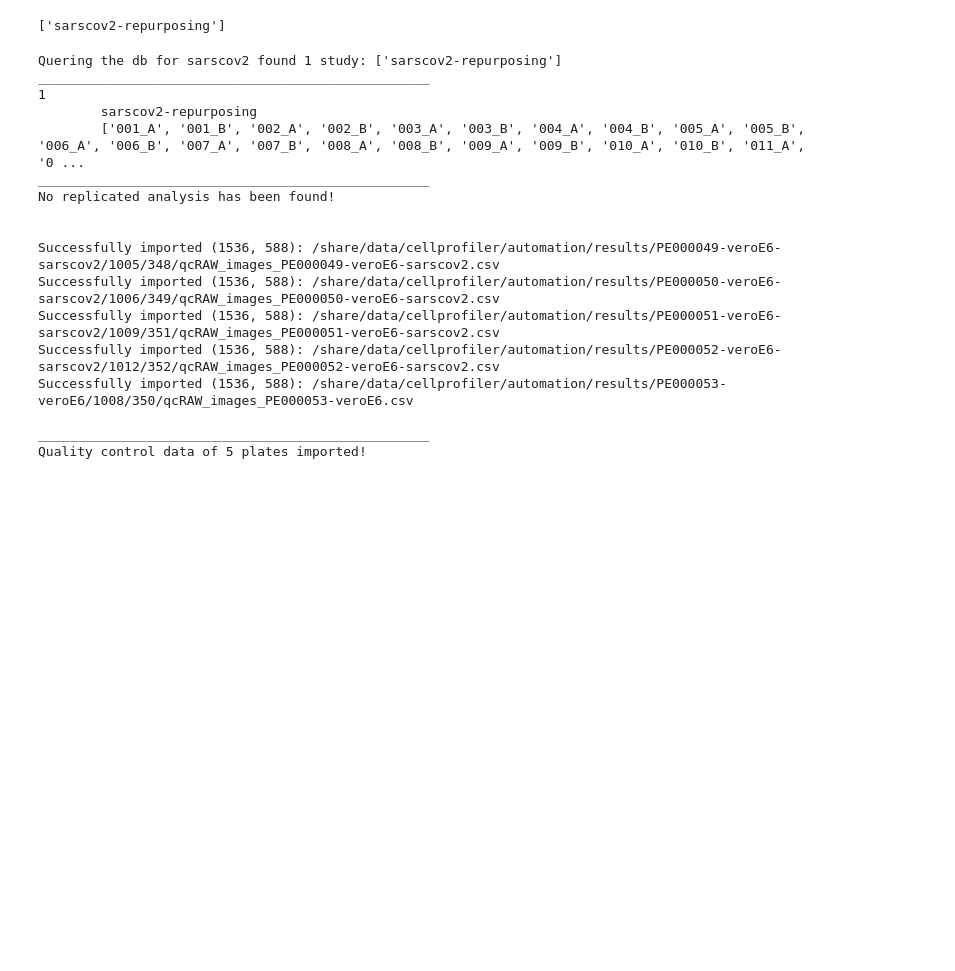
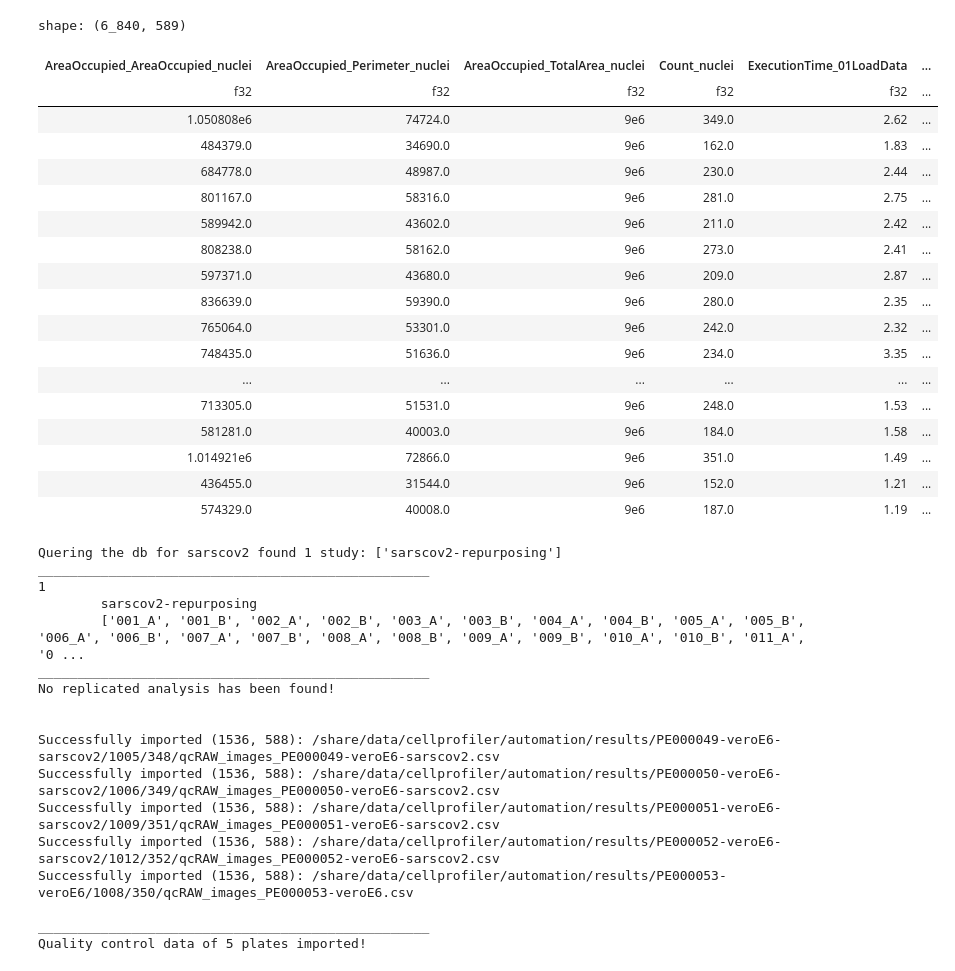
Before and after one commit to pharmbio/pharmbio_package, a Jupyter notebook: test_package.ipynb, the cells around one changed output. Saved outputs shown, nothing was run; the diff lists cells and outputs as text; code cells hidden in the pictures; blank space fills up the shorter version.

```diff
--- a/test_package.ipynb
+++ b/test_package.ipynb
@@ -9,5 +9,5 @@ get_projects_list(lookup="david")
 # pharmbio equivalant
 from pharmbio.dataset import ExperimentData
 
-sarscov2 = ExperimentData(name="sarscov2", drop_replication='None', filter={'plate_barcode':['PE']})
+specs3k = ExperimentData(name="AROS-Reproducibility-MoA-Full")
 # %% [output]
@@ -31,8 +28,25 @@ Quality control data of 5 plates imported!
-# %%
-len(sarscov2.plate_wells)
-sarscov2.project
-# %% [output]
-['sarscov2-repurposing']
+# %%
+specs3k.qc_data
+# %% [output]
+shape: (6_840, 589)
+| AreaOccupied_AreaOccupied_nuclei | AreaOccupied_Perimeter_nuclei | AreaOccupied_TotalArea_nuclei | Count_nuclei | ExecutionTime_01LoadData | ... |
+| f32 | f32 | f32 | f32 | f32 | ... |
+| 1.050808e6 | 74724.0 | 9e6 | 349.0 | 2.62 | ... |
+| 484379.0 | 34690.0 | 9e6 | 162.0 | 1.83 | ... |
+| 684778.0 | 48987.0 | 9e6 | 230.0 | 2.44 | ... |
+| 801167.0 | 58316.0 | 9e6 | 281.0 | 2.75 | ... |
+| 589942.0 | 43602.0 | 9e6 | 211.0 | 2.42 | ... |
+| 808238.0 | 58162.0 | 9e6 | 273.0 | 2.41 | ... |
+| 597371.0 | 43680.0 | 9e6 | 209.0 | 2.87 | ... |
+| 836639.0 | 59390.0 | 9e6 | 280.0 | 2.35 | ... |
+| 765064.0 | 53301.0 | 9e6 | 242.0 | 2.32 | ... |
+| 748435.0 | 51636.0 | 9e6 | 234.0 | 3.35 | ... |
+| ... | ... | ... | ... | ... | ... |
+| 713305.0 | 51531.0 | 9e6 | 248.0 | 1.53 | ... |
+| 581281.0 | 40003.0 | 9e6 | 184.0 | 1.58 | ... |
+| 1.014921e6 | 72866.0 | 9e6 | 351.0 | 1.49 | ... |
+| 436455.0 | 31544.0 | 9e6 | 152.0 | 1.21 | ... |
+| 574329.0 | 40008.0 | 9e6 | 187.0 | 1.19 | ... |
 # %%
 get_qc_data(get_qc_info(name="sarscov2", drop_replication='None', filter={'plate_barcode':['PE']}))
 # %% [output]
```
Also changed, not shown: parts of 2 cells of this notebook, 1 other file.
